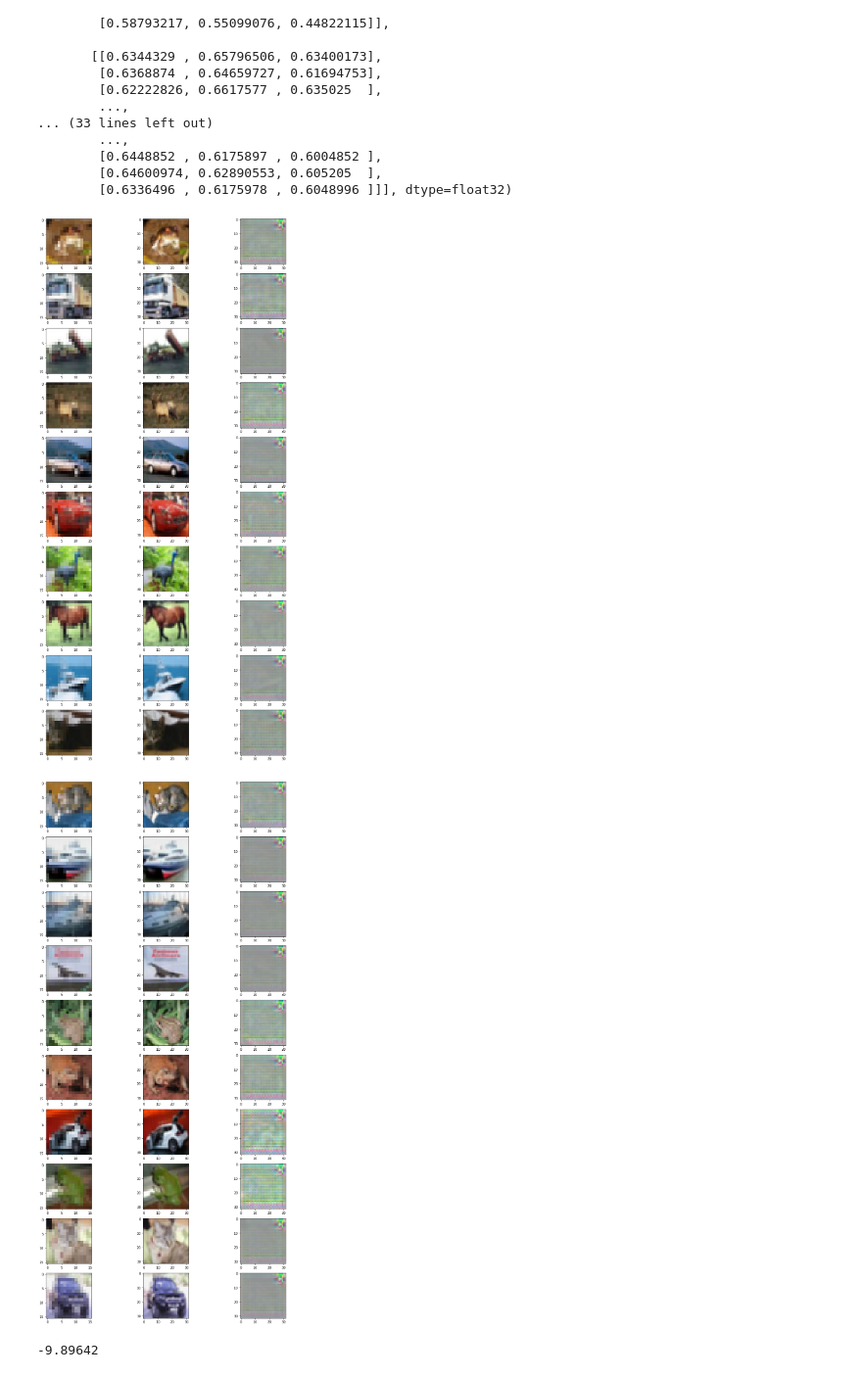
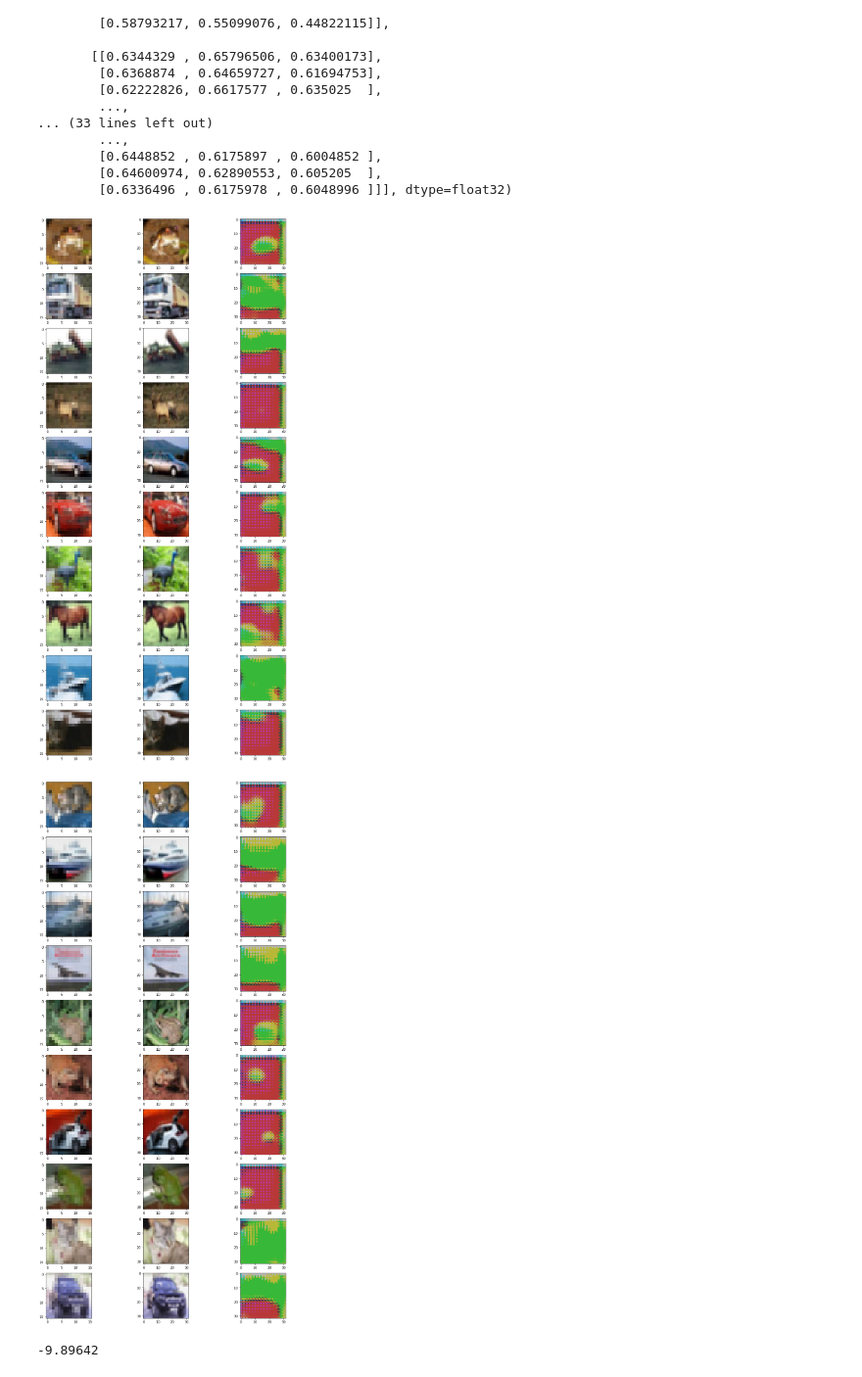
Before and after one commit to several27/COMP6208-AutoEncoder, a Jupyter notebook: several27/SRGAN.ipynb, the cells around one changed output. Shown: that part at 98% size. Saved outputs shown, nothing was run; the diff lists cells and outputs as text; code cells hidden in the pictures.

```diff
--- a/several27/SRGAN.ipynb
+++ b/several27/SRGAN.ipynb
@@ -72,7 +87,7 @@ x_train_lr.shape
 # %%
 for i in range(10):
     plt.subplot(2, 5, i + 1)
-    plt.imshow(x_train_lr[i])
+    plt.imshow(((x_train_lr_norm * x_train_lr_std + x_train_lr_mean) * 255).astype(np.uint8)[i])
 
 plt.show()
 # %% [output]
@@ -286,7 +324,8 @@ checkpointer = ModelCheckpoint(filepath='data/srgan_generator_weights_%s.{epoch:
                                verbose=1, save_best_only=False)
 tb_callback = TensorBoard(log_dir='data/tensorboard/', histogram_freq=0, write_graph=True, write_images=True)
 # %%
-model_generator.fit(x_train_lr, x_train, epochs=5, validation_data=(x_test_lr, x_test), callbacks=[tb_callback])
+model_generator.fit(x_train_lr_norm, x_train_norm, epochs=1, validation_data=(x_test_lr_norm, x_test_norm),
+                    callbacks=[tb_callback])
 
 # batch_size = 1
 # n_train = 30 # count_images(path_open_images_560_420_train)
@@ -324,18 +368,19 @@ for g, type_ in [(generator_images(path_open_images_560_420_train, batch_size=1)
     plt.savefig('data/srgan_generator_%s_%s.png' % (train_version, type_))
     plt.show()
 # %%
-for x, x_lr, type_ in [(x_train, x_train_lr, 'train'), (x_test, x_test_lr, 'test')]:
+for x, x_lr, type_ in [(x_train, x_train_lr_norm, 'train'), (x_test, x_test_lr_norm, 'test')]:
     plt.figure(figsize=(15, 30))
     for i in range(10):
         plt.subplot(10, 3, (i * 3) + 1)
-        plt.imshow(x_lr[i])
+        plt.imshow(((x_lr[i] * x_train_lr_std + x_train_lr_mean) * 255).astype(np.uint8))
 
         plt.subplot(10, 3, (i * 3) + 2)
         plt.imshow(x[i])
 
         plt.subplot(10, 3, (i * 3) + 3)
         h, w = x_lr.shape[1], x_lr.shape[2]
-        plt.imshow(np.abs(model_generator.predict(x_lr[i].reshape(1, h, w, 3))[0]))
+        prediction = model_generator.predict(x_lr[i].reshape(1, h, w, 3))[0]
+        plt.imshow((prediction * x_train_std + x_train_mean).astype(np.uint8))
 
     plt.savefig('data/srgan_generator_%s_%s.png' % (train_version, type_))
     plt.show()
@@ -475,11 +549,11 @@ tb_callback = TensorBoard(log_dir='data/tensorboard/', histogram_freq=0, write_g
 # model_generator.fit(x_train_lr, x_train, epochs=100, validation_data=(x_test_lr, x_test), callbacks=[tb_callback])
 
 with tf.device('/gpu:0'):
-    model_discriminator.fit_generator(discriminator_generator_c ifar(model_generator, x_train, x_train_predictions,
+    model_discriminator.fit_generator(discriminator_generator_cifar(model_generator, x_train_norm, x_train_predictions,
                                                                     batch_size),
                                       steps_per_epoch=x_train.shape[0] // (batch_size * 2),
                                       validation_data=discriminator_generator_cifar(model_generator,
-                                                                                    x_test, x_test_predictions,
+                                                                                    x_test_norm, x_test_predictions,
                                                                                     batch_size),
                                       validation_steps=x_test.shape[0] // (batch_size * 2), epochs=epochs,
                                       callbacks=[tb_callback, checkpointer])
@@ -651,26 +740,23 @@ model_srgan.save(path_data + ('srgan_final_discriminator_%s.model' % train_versi
 # %%
 for x, x_lr, type_ in [(x_train, x_train_lr, 'train'), (x_test, x_test_lr, 'test')]:
     plt.figure(figsize=(15, 30))
     for i in range(10):
         plt.subplot(10, 3, (i * 3) + 1)
         plt.imshow(x_lr[i])
 
         plt.subplot(10, 3, (i * 3) + 2)
         plt.imshow(x[i])
 
-
+        plt.subplot(10, 3, (i * 3) + 3)
         h, w = x_lr.shape[1], x_lr.shape[2]
-        _preds = model_generator.predict(x_lr[i].reshape(1, h, w, 3))
-        _preds = (_preds - np.min(_preds)) / (np.max(_preds) - np.min(_preds))
-
-        plt.subplot(10, 3, (i * 3) + 3)
-        plt.imshow(_preds[0])
+        prediction = model_generator.predict(x_lr[i].reshape(1, h, w, 3))[0]
+        plt.imshow((prediction * x_train_std + x_train_mean).astype(np.uint8))
 
     plt.savefig('data/srgan_generator_%s_%s.png' % (train_version, type_))
     plt.show()
 # %% [output]
-[figure, old version]
+[figure, new version]
-[figure, old version]
+[figure, new version]
 # %%
 np.min(model_generator.predict(x_lr[i].reshape(1, h, w, 3)))
 # %% [output]
```
Also changed, not shown: parts of 21 cells of this notebook.
